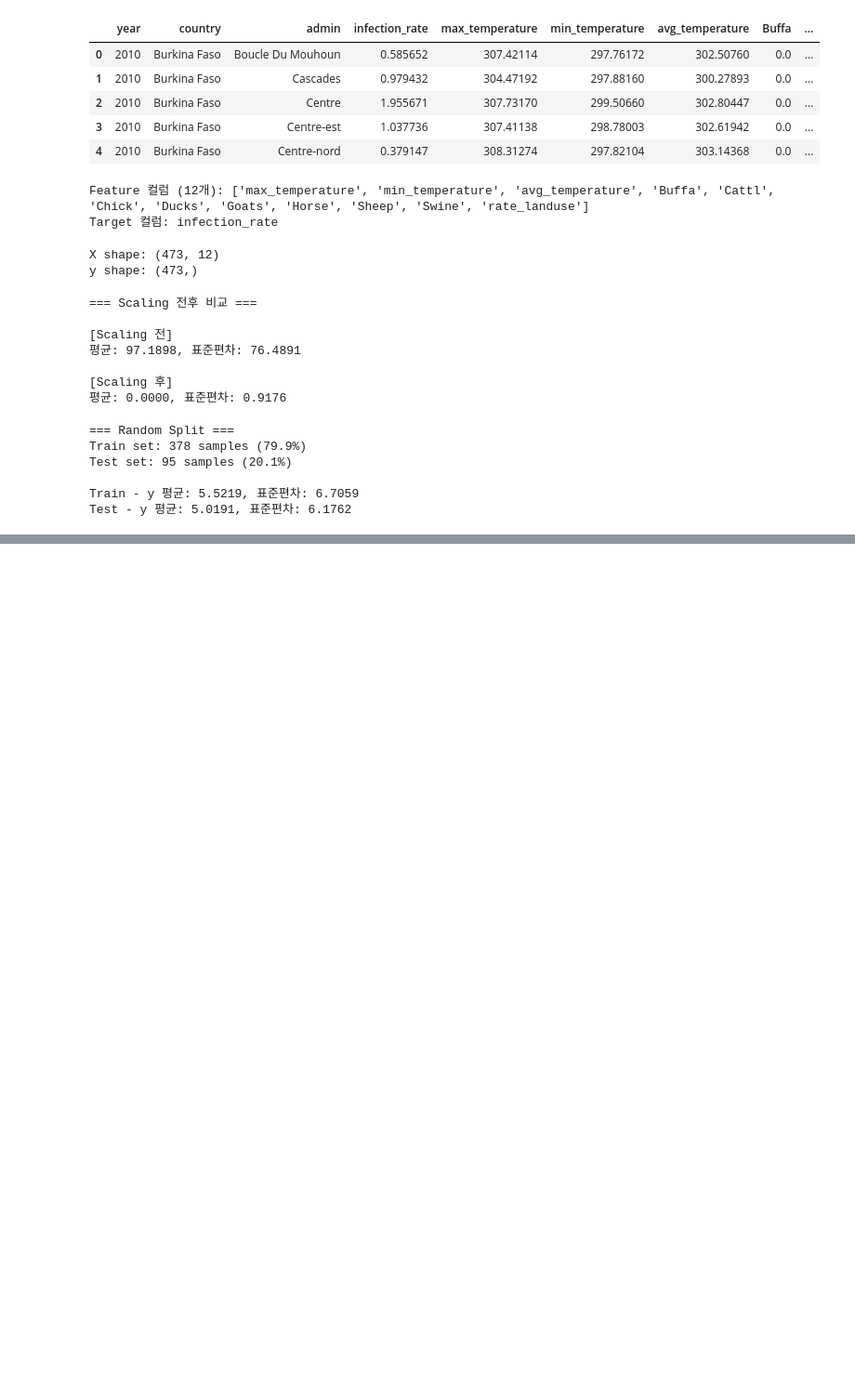
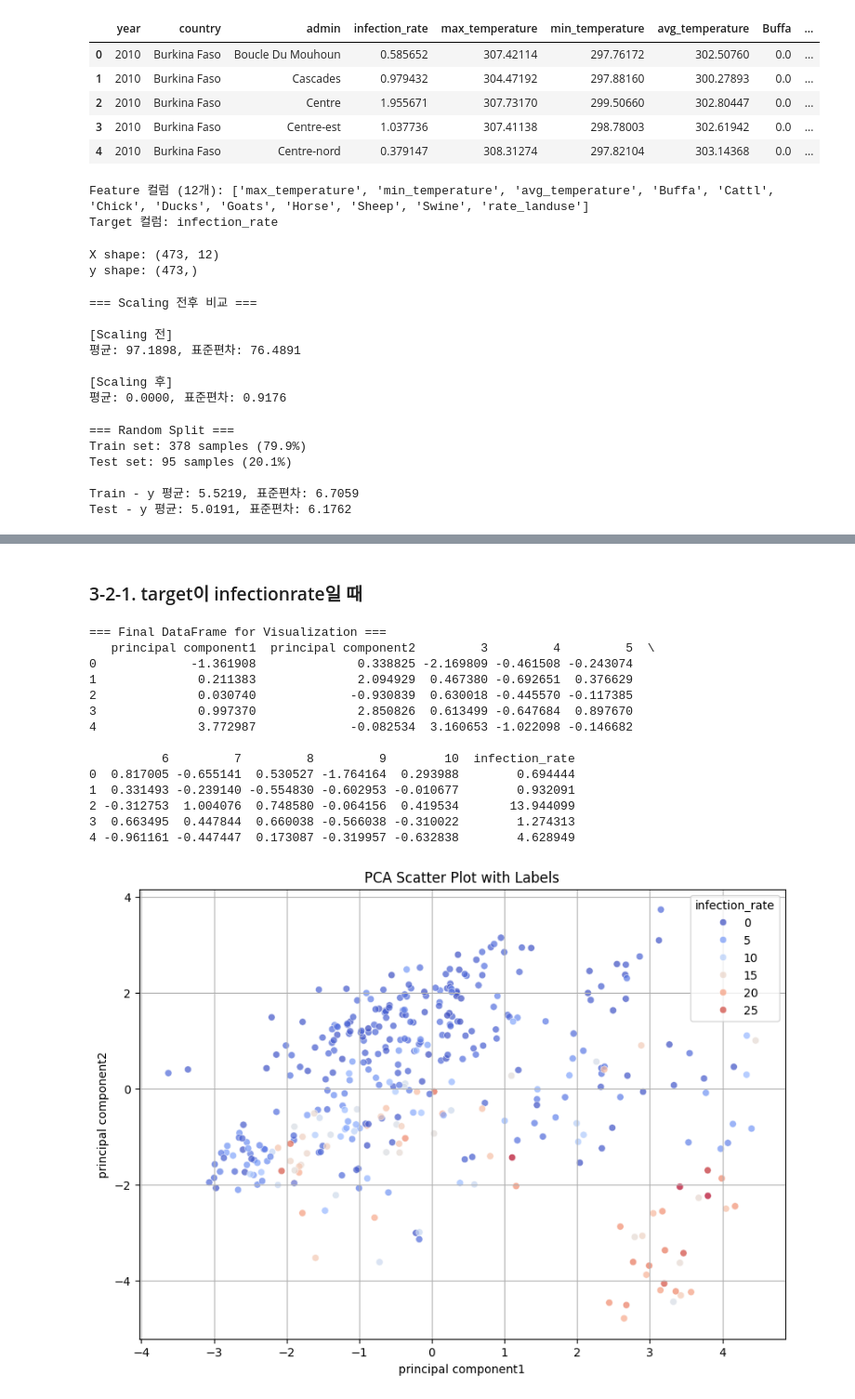
Before and after one commit to sseongyunn/africa-hiv-prediction-ml, a Jupyter notebook: src/pca.ipynb, the cells around one changed output, grey strips where cells are left out. Shown at 93% size. Drawn from its saved outputs; the diff is of its cells as text; code cells hidden in the pictures; blank space fills up the shorter version.

```diff
--- a/src/pca.ipynb
+++ b/src/pca.ipynb
@@ -119,0 +186,47 @@ Test - y 평균: 5.0191, 표준편차: 6.1762
+# %% [markdown]
+### 3-2-1. target이 infectionrate일 때
+# %%
+# 1. y_train의 인덱스를 0부터 다시 매기기 (필수!)
+# reset_index(drop=True)를 해야 기존 인덱스가 컬럼으로 안 남고 깔끔해집니다.
+y_train_reset = y_train.reset_index(drop=True)
+
+# 2. PCA 결과(X)와 라벨(y)을 가로로 이어 붙이기
+finalDf = pd.concat([principalDf, y_train_reset], axis=1)
+
+# 합쳐진 데이터 확인 (디버깅용)
+print("=== Final DataFrame for Visualization ===")
+print(finalDf.head())
+
+# 3. 시각화 (PC1 vs PC2)
+plt.figure(figsize=(10, 7))
+
+# y_train이 'infection_rate' 같은 연속형 숫자라면 색이 그라데이션으로 표현되고,
+# 'High/Low' 같은 범주형이라면 색깔이 구분되어 표현됩니다.
+sns.scatterplot(
+    data=finalDf,
+    x='principal component1',
+    y='principal component2',
+    hue=y_train.name,  # y_train의 컬럼명을 자동으로 가져옴
+    palette='coolwarm', # 색상 테마 (숫자면 viridis, 분류면 set2 추천)
+    alpha=0.7        # 점 투명도
+)
+
+plt.title('PCA Scatter Plot with Labels')
+plt.grid(True)
+plt.show()
+# %% [output]
+=== Final DataFrame for Visualization ===
+   principal component1  principal component2         3         4         5  \
+0             -1.361908              0.338825 -2.169809 -0.461508 -0.243074
+1              0.211383              2.094929  0.467380 -0.692651  0.376629
+2              0.030740             -0.930839  0.630018 -0.445570 -0.117385
+3              0.997370              2.850826  0.613499 -0.647684  0.897670
+4              3.772987             -0.082534  3.160653 -1.022098 -0.146682
+
+          6         7         8         9        10  infection_rate
+0  0.817005 -0.655141  0.530527 -1.764164  0.293988        0.694444
+1  0.331493 -0.239140 -0.554830 -0.602953 -0.010677        0.932091
+2 -0.312753  1.004076  0.748580 -0.064156  0.419534       13.944099
+3  0.663495  0.447844  0.660038 -0.566038 -0.310022        1.274313
+4 -0.961161 -0.447447  0.173087 -0.319957 -0.632838        4.628949
+[figure, added]
```
Also changed, not shown: parts of 21 cells of this notebook.
